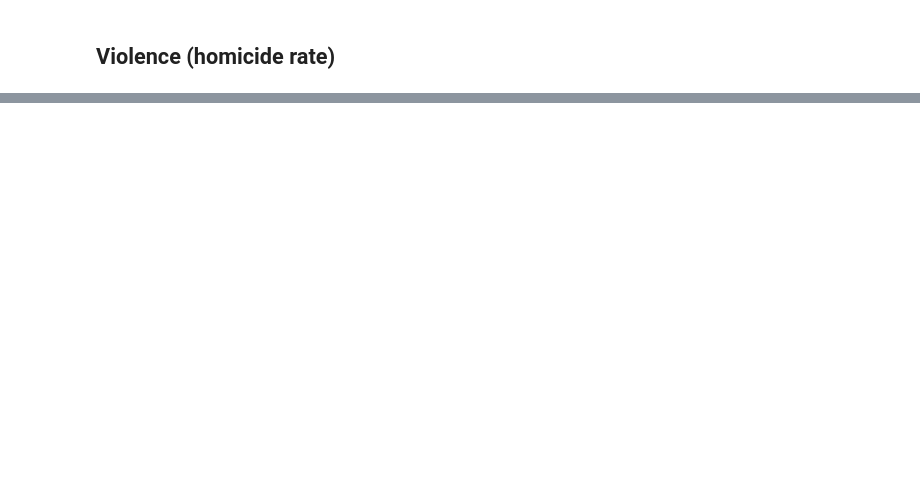
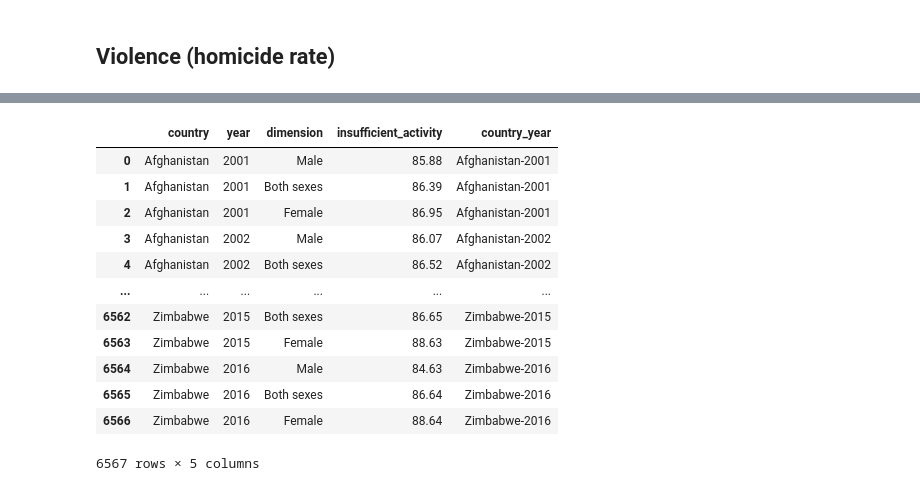
Before and after one commit to anajuarezar/Suicide-Analysis, a Jupyter notebook: data/WHO_Exploration.ipynb, the cells around one changed output, grey strips where cells are left out. Cells and saved outputs as stored; diff of their text form; code cells hidden in the pictures; blank space fills up the shorter version.

```diff
--- a/data/WHO_Exploration.ipynb
+++ b/data/WHO_Exploration.ipynb
@@ -102,0 +184,4 @@ df = df.sort_values(by=['Location','Period'], ignore_index=True)
+# %%
+## Set input file
+filename = 'who_insufficient_activity_pct.csv'
+path = os.path.join('input', filename)
@@ -102,0 +194,7 @@ df = df.sort_values(by=['Location','Period'], ignore_index=True)
+# %%
+df = df.rename(columns={
+    'Location': 'country',
+    'Period': 'year',
+    'Dim1': 'dimension',
+    'FactValueNumeric': 'insufficient_activity'
+})
@@ -102,0 +212,21 @@ df = df.sort_values(by=['Location','Period'], ignore_index=True)
+# %%
+clean_df = df.loc[(df['year'] >= start_year) & ((df['year'] <= end_year))]
+clean_df.reset_index(drop=True, inplace=True)
+# %%
+clean_df['country_year'] = clean_df['country'] + "-" + clean_df['year'].astype(str)
+# %%
+clean_df
+# %% [output]
+|  | country | year | dimension | insufficient_activity | country_year |
+| 0 | Afghanistan | 2001 | Male | 85.88 | Afghanistan-2001 |
+| 1 | Afghanistan | 2001 | Both sexes | 86.39 | Afghanistan-2001 |
+| 2 | Afghanistan | 2001 | Female | 86.95 | Afghanistan-2001 |
+| 3 | Afghanistan | 2002 | Male | 86.07 | Afghanistan-2002 |
+| 4 | Afghanistan | 2002 | Both sexes | 86.52 | Afghanistan-2002 |
+| ... | ... | ... | ... | ... | ... |
+| 6562 | Zimbabwe | 2015 | Both sexes | 86.65 | Zimbabwe-2015 |
+| 6563 | Zimbabwe | 2015 | Female | 88.63 | Zimbabwe-2015 |
+| 6564 | Zimbabwe | 2016 | Male | 84.63 | Zimbabwe-2016 |
+| 6565 | Zimbabwe | 2016 | Both sexes | 86.64 | Zimbabwe-2016 |
+| 6566 | Zimbabwe | 2016 | Female | 88.64 | Zimbabwe-2016 |
+6567 rows × 5 columns
```
Also changed, not shown: parts of 25 cells of this notebook, 6 other files.
